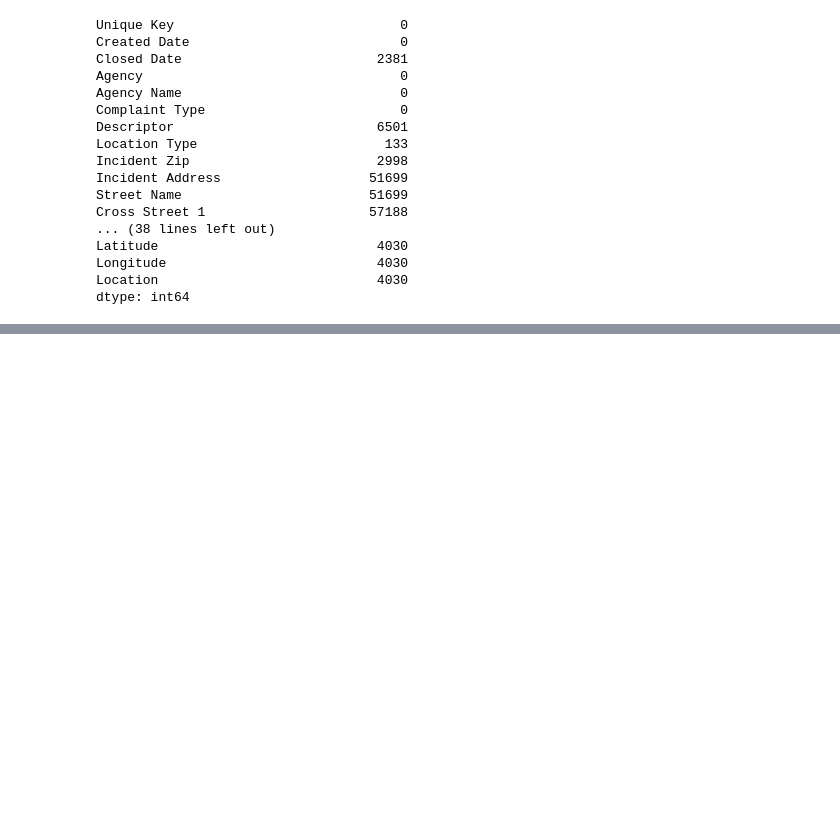
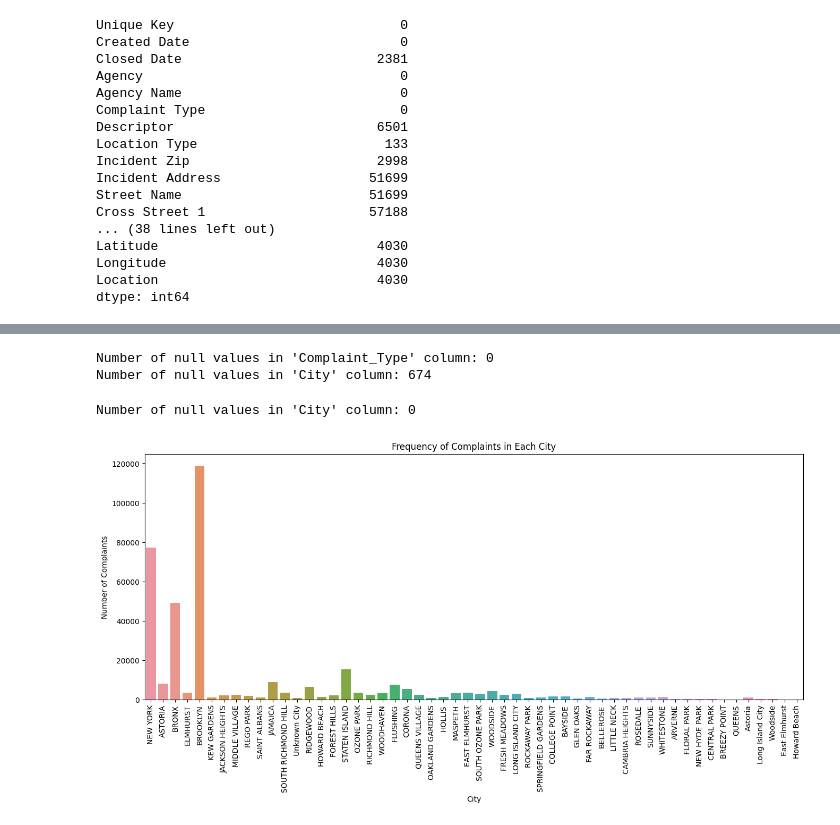
Before and after one commit to kanaishk/Data-Science-With-Python, a Jupyter notebook: Project/Customer_Service_Requests_Analysis/Analysis.ipynb, the cells around one changed output, grey strips where cells are left out. Cells and saved outputs as stored; diff of their text form; code cells hidden in the pictures; blank space fills up the shorter version.

Commit message:
Data exploratory analysis step done

```diff
--- a/Project/Customer_Service_Requests_Analysis/Analysis.ipynb
+++ b/Project/Customer_Service_Requests_Analysis/Analysis.ipynb
@@ -157,3 +158,6 @@ plt.close()
 #2.2 Missing value treatment
 # %%
 #2.2.1 Remove the records whose Closed Date values are null
+# %%
+dataset = dataset.drop(dataset[dataset['Closed Date'].isna()==True].index)
+dataset.info()
@@ -159,0 +201,9 @@ plt.close()
+# %%
+# Convert 'Created Date' and 'Closed Date' columns to datetime format
+dataset['Created Date'] = pd.to_datetime(dataset['Created Date'], format='%m/%d/%Y %I:%M:%S %p')
+dataset['Closed Date'] = pd.to_datetime(dataset['Closed Date'], format='%m/%d/%Y %I:%M:%S %p')
+
+# Drop entries where 'Created Date' is after 'Closed Date'
+dataset = dataset[dataset['Created Date'] <= dataset['Closed Date']]
+
+dataset['Time Elapsed'] = dataset['Closed Date'] - dataset['Created Date']
@@ -159,0 +212,2 @@ plt.close()
+# %%
+dataset['Time Elapsed'] = dataset['Time Elapsed'].dt.total_seconds()
@@ -159,0 +230,6 @@ plt.close()
+# %%
+print("Number of null values in 'Complaint_Type' column:", dataset['Complaint Type'].isnull().sum())
+print("Number of null values in 'City' column:", dataset['City'].isnull().sum())
+# %% [output]
+Number of null values in 'Complaint_Type' column: 0
+Number of null values in 'City' column: 674
@@ -159,0 +238,5 @@ plt.close()
+# %%
+dataset['City'].fillna(value='Unknown City', inplace=True)
+print("Number of null values in 'City' column:", dataset['City'].isnull().sum())
+# %% [output]
+Number of null values in 'City' column: 0
@@ -159,0 +245,13 @@ plt.close()
+# %%
+plt.figure(figsize=(16, 6))
+sns.countplot(x='City', data=dataset)
+plt.xticks(rotation=90)
+plt.xlabel('City')
+plt.ylabel('Number of Complaints')
+title = 'Frequency of Complaints in Each City'
+plt.title(title)
+plt.savefig(os.path.join(graph_dir,title+'.png'),bbox_inches='tight')
+plt.show()
+plt.close()
+# %% [output]
+[figure, added]
```
Also changed, not shown: parts of 14 cells of this notebook, 4 other files.
